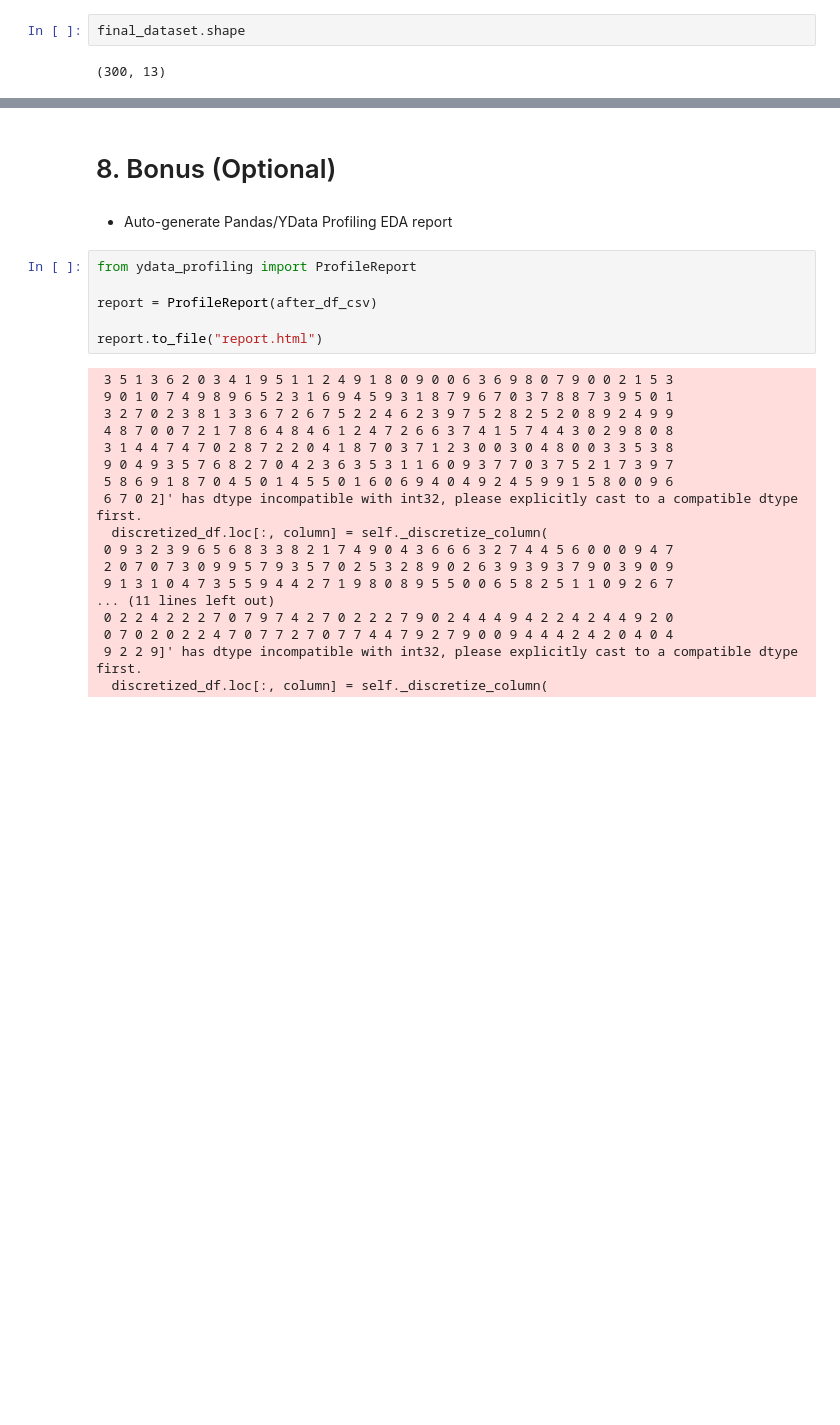
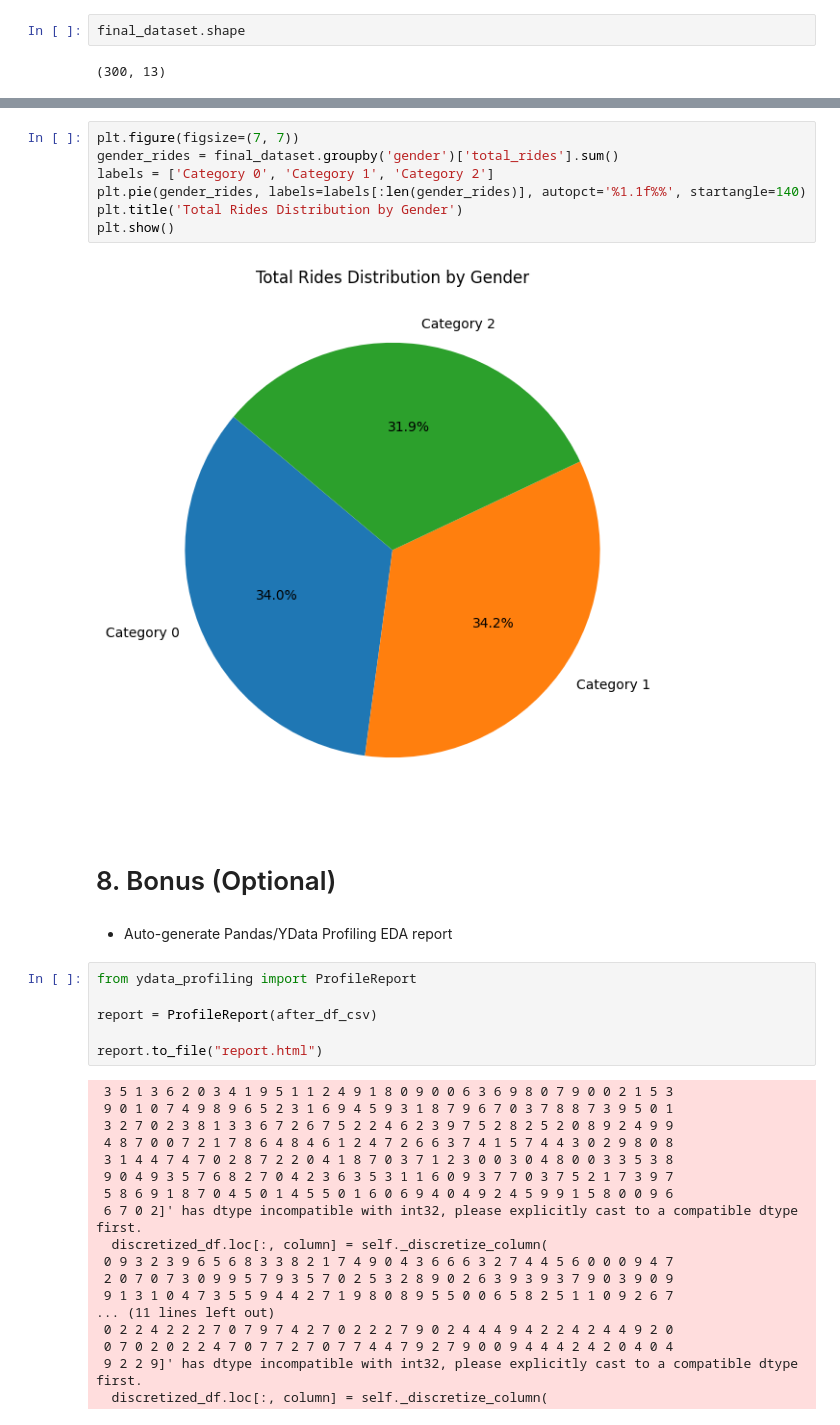
Before and after one commit to parthpbhagat/practical-exam-data-preprocessing, a Jupyter notebook: final_pr2.ipynb, the cells around one changed output, grey strips where cells are left out. Drawn from its saved outputs; the diff is of its cells as text; blank space fills up the shorter version.

```diff
--- a/final_pr2.ipynb
+++ b/final_pr2.ipynb
@@ -497,3 +526,12 @@ final_dataset.shape
+# %%
+plt.figure(figsize=(7, 7))
+gender_rides = final_dataset.groupby('gender')['total_rides'].sum()
+labels = ['Category 0', 'Category 1', 'Category 2']
+plt.pie(gender_rides, labels=labels[:len(gender_rides)], autopct='%1.1f%%', startangle=140)
+plt.title('Total Rides Distribution by Gender')
+plt.show()
+# %% [output]
+[figure, added]
 # %% [markdown]
 # 8. Bonus (Optional)
 # %% [markdown]
```
Also changed, not shown: parts of 3 cells of this notebook, 1 other file.
